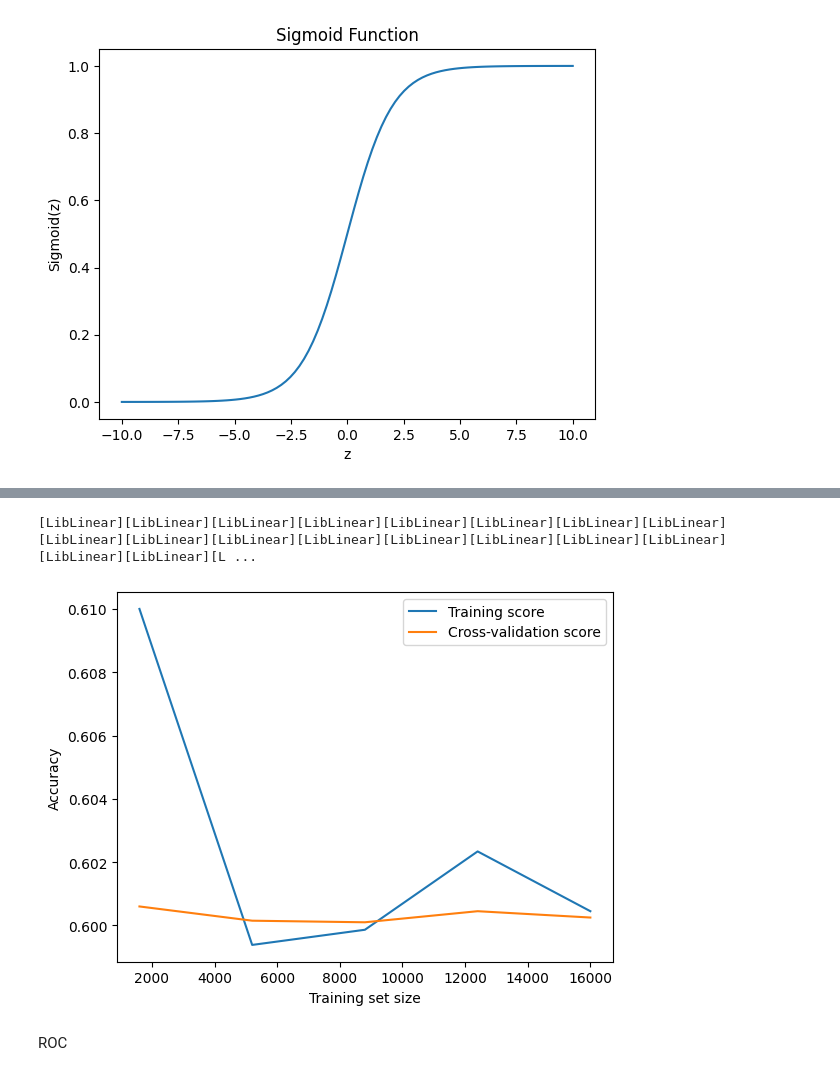
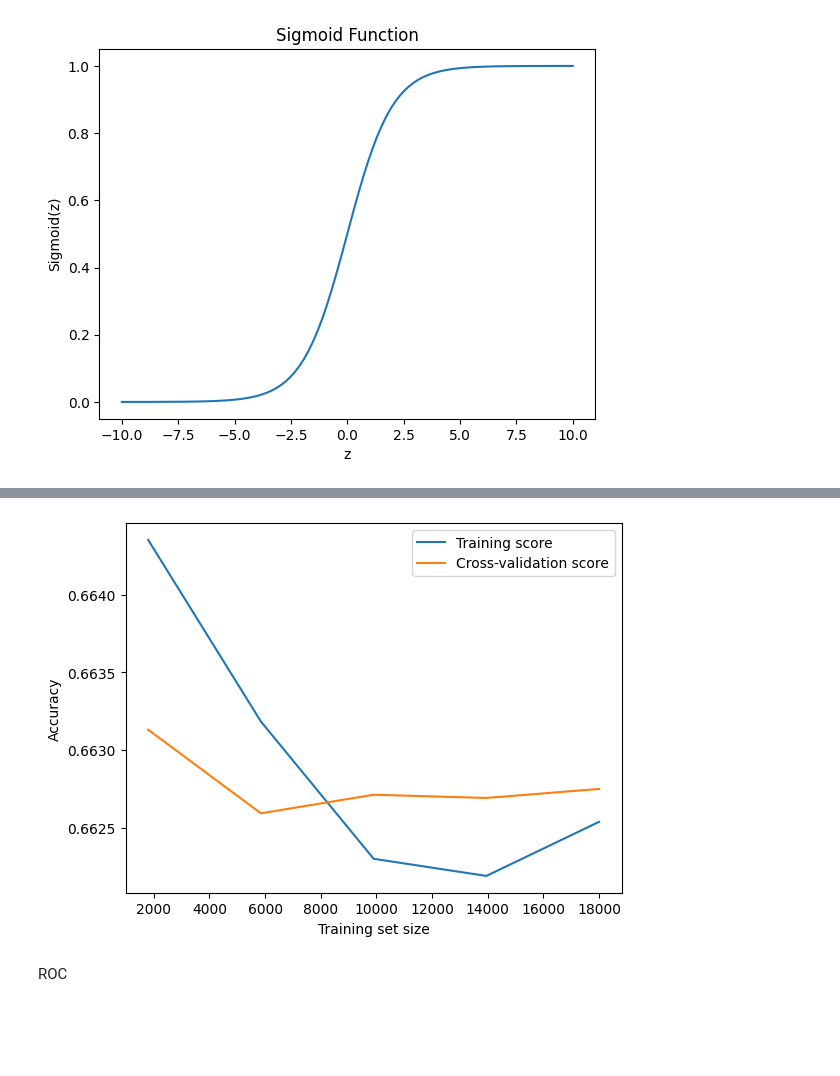
Before and after one commit to ThePunisher-17/Christ-University-Machine-Learning-Sem-1, a Jupyter notebook: Lab 5/Task.ipynb, the cells around one changed output, grey strips where cells are left out. Drawn from its saved outputs; the diff is of its cells as text; code cells hidden in the pictures; blank space fills up the shorter version.

```diff
--- a/Lab 5/Task.ipynb
+++ b/Lab 5/Task.ipynb
@@ -287,19 +296,21 @@ Log Loss: 14.165155781923042
 # %%
 from sklearn.model_selection import learning_curve
-train_sizes, train_scores, test_scores = learning_curve(lr, X_train, y_train, cv=5)
+train_sizes, train_scores, test_scores = learning_curve(lr, X_train, y_train, cv=10, n_jobs=-1, train_sizes=np.linspace(0.1, 1.0, 5), scoring="neg_log_loss")
 
-train_scores_mean = np.mean(train_scores, axis=1)
-test_scores_mean = np.mean(test_scores, axis=1)
+train_scores_mean = -np.mean(train_scores, axis=1)
+test_scores_mean = -np.mean(test_scores, axis=1)
+
+train_scores_std = np.std(train_scores, axis=1)
+test_scores_std = np.std(test_scores, axis=1)
 
 plt.plot(train_sizes, train_scores_mean, label='Training score')
 plt.plot(train_sizes, test_scores_mean, label='Cross-validation score')
 plt.xlabel('Training set size')
 plt.ylabel('Accuracy')
 plt.legend()
 plt.show()
 # %% [output]
-[LibLinear][LibLinear][LibLinear][LibLinear][LibLinear][LibLinear][LibLinear][LibLinear][LibLinear][LibLinear][LibLinear][LibLinear][LibLinear][LibLinear][LibLinear][LibLinear][LibLinear][LibLinear][L ...
-[figure, old version]
+[figure, new version]
 # %% [markdown]
 ROC
 # %%
```
Also changed, not shown: parts of 3 cells of this notebook.
